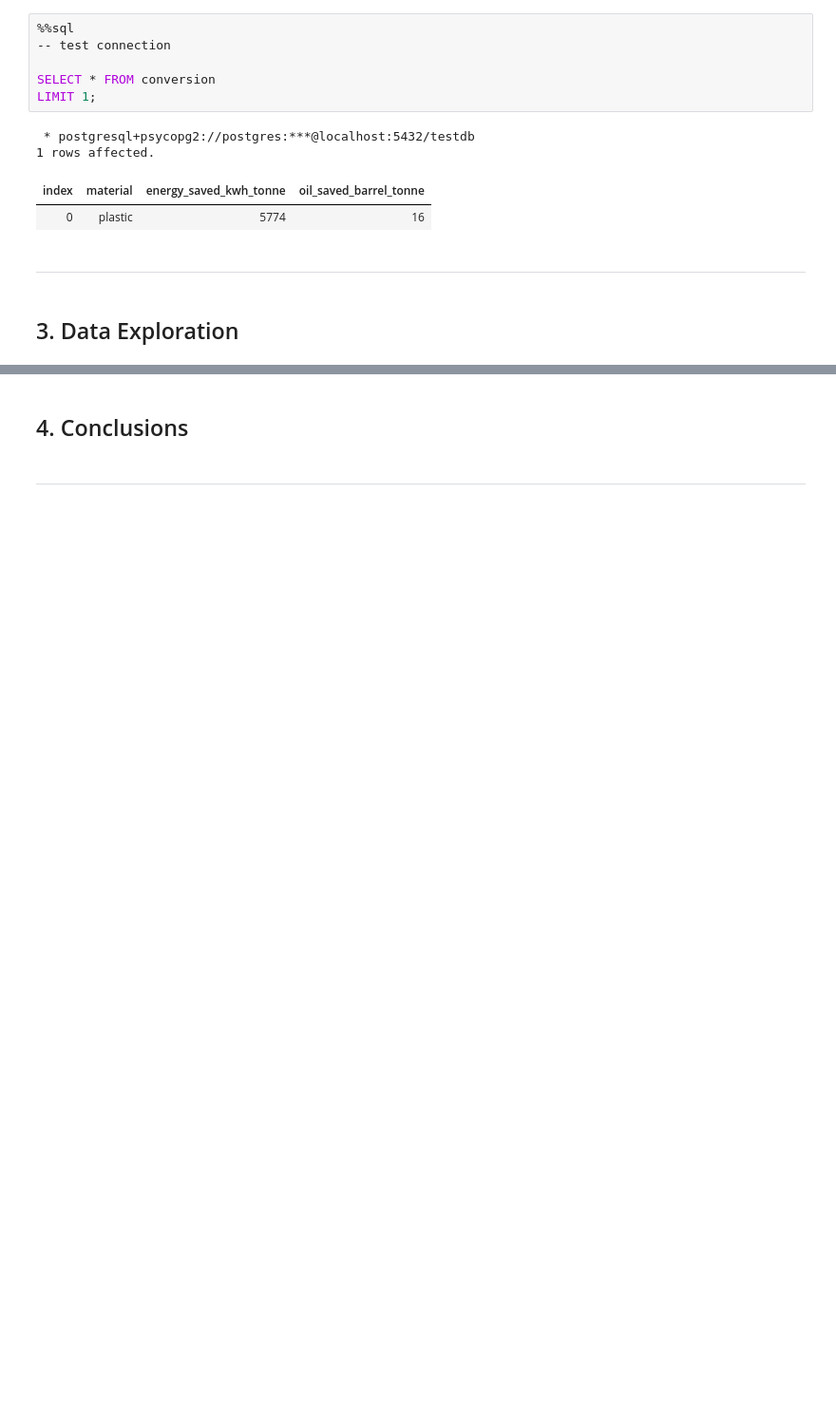
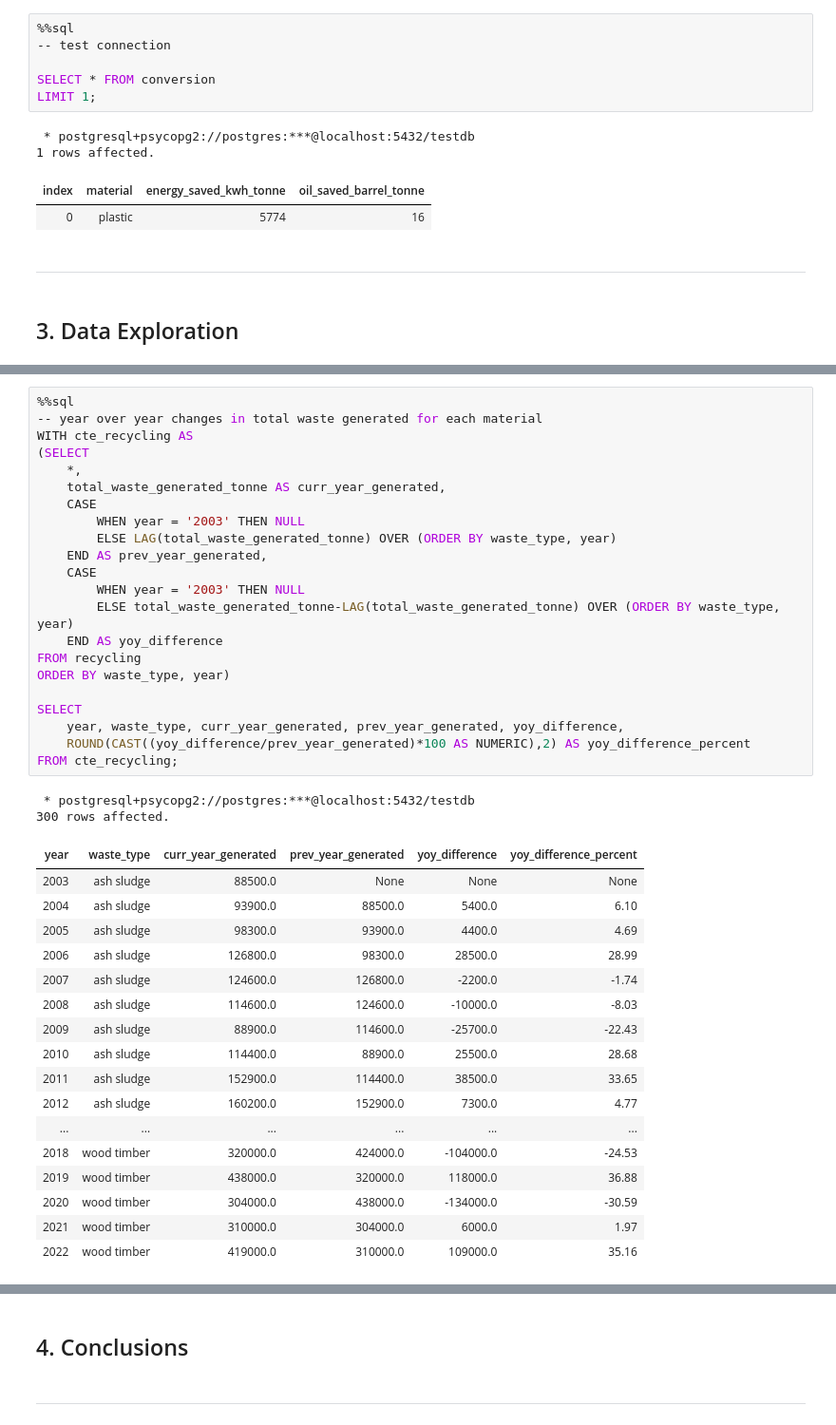
Before and after one commit to kuehbiko/02-Personal-Projects, a Jupyter notebook: WIP/Recycled Energy Savings in Singapore/singapore_recycling_analysis.ipynb, the cells around one changed output, grey strips where cells are left out. Shown: that part at 95% size. Cells and saved outputs as stored; diff of their text form; blank space fills up the shorter version.

```diff
--- a/WIP/Recycled Energy Savings in Singapore/singapore_recycling_analysis.ipynb
+++ b/WIP/Recycled Energy Savings in Singapore/singapore_recycling_analysis.ipynb
@@ -841,0 +725,42 @@ df.to_csv ('output/3-4_energy_conversions.csv', index=False)
+# %%
+%%sql
+-- year over year changes in total waste generated for each material
+WITH cte_recycling AS
+(SELECT
+    *,
+    total_waste_generated_tonne AS curr_year_generated,
+    CASE
+        WHEN year = '2003' THEN NULL
+        ELSE LAG(total_waste_generated_tonne) OVER (ORDER BY waste_type, year)
+    END AS prev_year_generated,
+    CASE
+        WHEN year = '2003' THEN NULL
+        ELSE total_waste_generated_tonne-LAG(total_waste_generated_tonne) OVER (ORDER BY waste_type, year)
+    END AS yoy_difference
+FROM recycling
+ORDER BY waste_type, year)
+
+SELECT
+    year, waste_type, curr_year_generated, prev_year_generated, yoy_difference,
+    ROUND(CAST((yoy_difference/prev_year_generated)*100 AS NUMERIC),2) AS yoy_difference_percent
+FROM cte_recycling;
+# %% [output]
+ * postgresql+psycopg2://postgres:***@localhost:5432/testdb
+300 rows affected.
+| year | waste_type | curr_year_generated | prev_year_generated | yoy_difference | yoy_difference_percent |
+| 2003 | ash sludge | 88500.0 | None | None | None |
+| 2004 | ash sludge | 93900.0 | 88500.0 | 5400.0 | 6.10 |
+| 2005 | ash sludge | 98300.0 | 93900.0 | 4400.0 | 4.69 |
+| 2006 | ash sludge | 126800.0 | 98300.0 | 28500.0 | 28.99 |
+| 2007 | ash sludge | 124600.0 | 126800.0 | -2200.0 | -1.74 |
+| 2008 | ash sludge | 114600.0 | 124600.0 | -10000.0 | -8.03 |
+| 2009 | ash sludge | 88900.0 | 114600.0 | -25700.0 | -22.43 |
+| 2010 | ash sludge | 114400.0 | 88900.0 | 25500.0 | 28.68 |
+| 2011 | ash sludge | 152900.0 | 114400.0 | 38500.0 | 33.65 |
+| 2012 | ash sludge | 160200.0 | 152900.0 | 7300.0 | 4.77 |
+| ... | ... | ... | ... | ... | ... |
+| 2018 | wood timber | 320000.0 | 424000.0 | -104000.0 | -24.53 |
+| 2019 | wood timber | 438000.0 | 320000.0 | 118000.0 | 36.88 |
+| 2020 | wood timber | 304000.0 | 438000.0 | -134000.0 | -30.59 |
+| 2021 | wood timber | 310000.0 | 304000.0 | 6000.0 | 1.97 |
+| 2022 | wood timber | 419000.0 | 310000.0 | 109000.0 | 35.16 |
```
Also changed, not shown: parts of 51 cells of this notebook, 2 other files.
